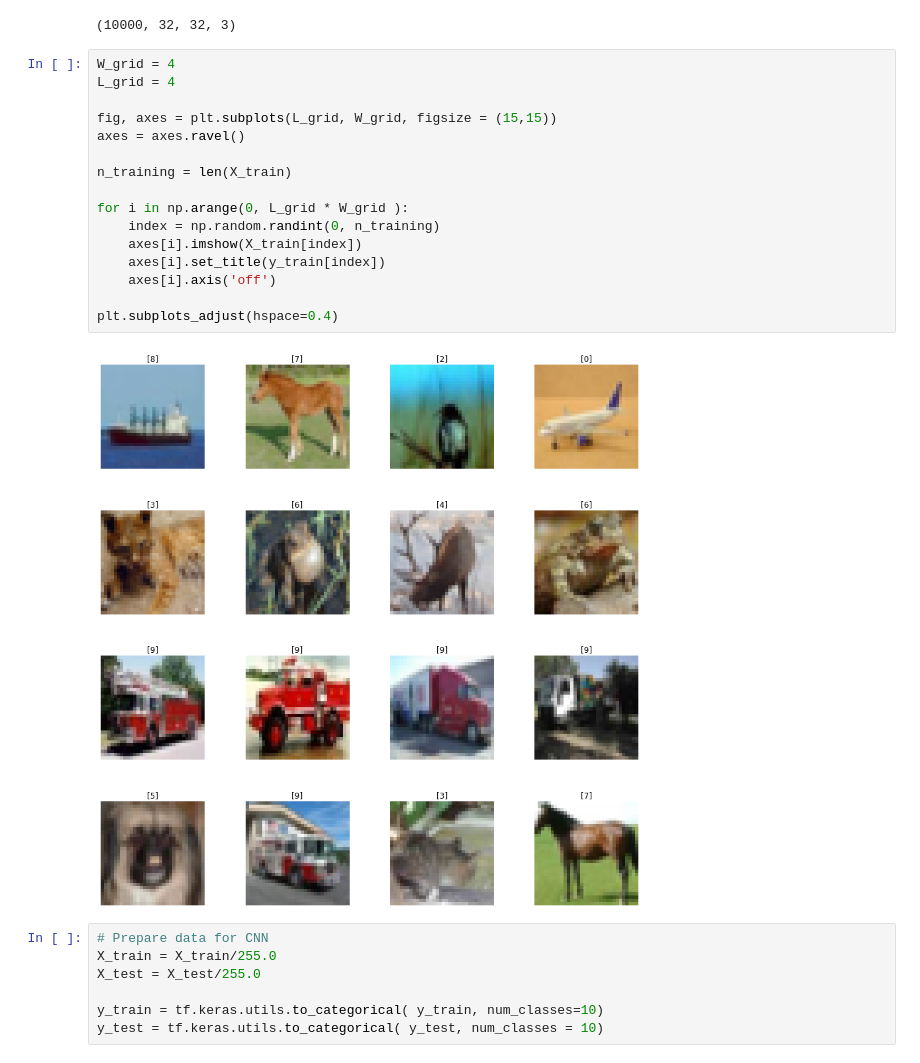
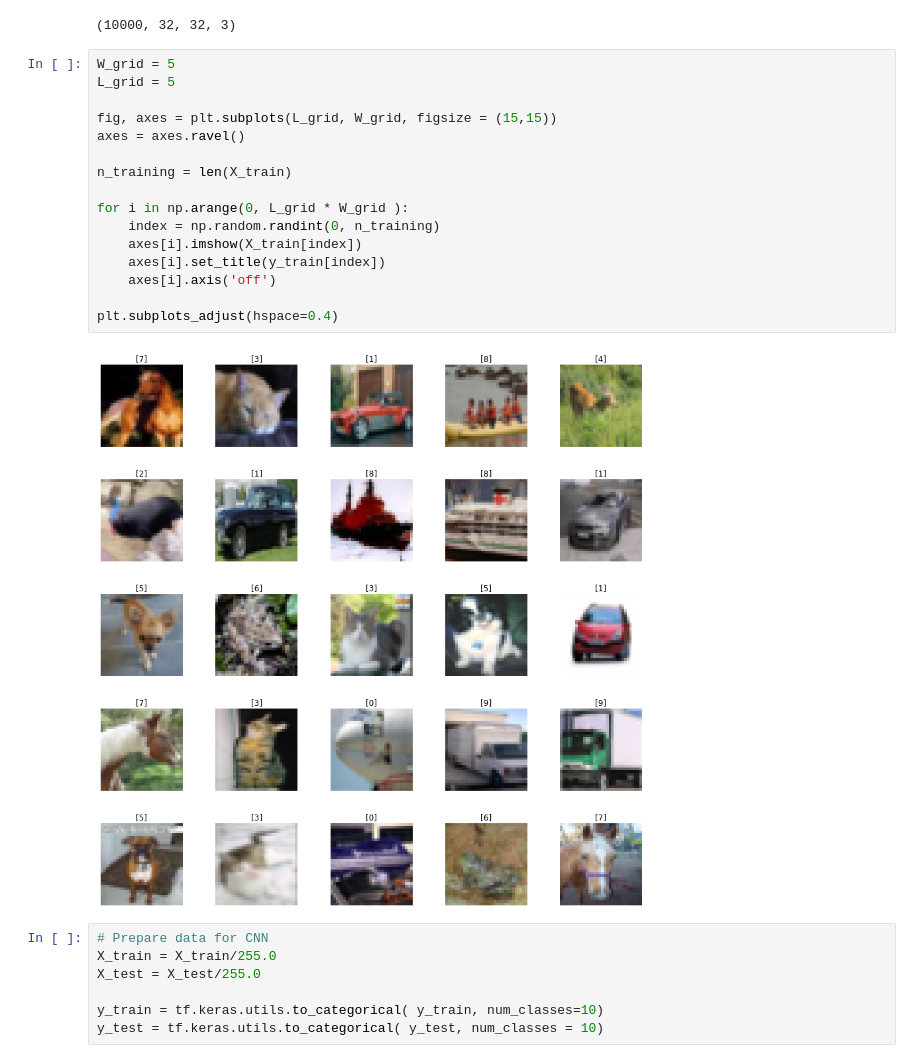
Before and after one commit to SkylarTrigueiro/Cifar-ImageClassification, a Jupyter notebook: Cifar10_CNN_Ensemble.ipynb, the cells around one changed output. Drawn from its saved outputs; the diff is of its cells as text.

```diff
--- a/Cifar10_CNN_Ensemble.ipynb
+++ b/Cifar10_CNN_Ensemble.ipynb
@@ -25,23 +42,23 @@ X_test.shape
 # %% [output]
 (10000, 32, 32, 3)
 # %%
-W_grid = 4
-L_grid = 4
+W_grid = 5
+L_grid = 5
 
 fig, axes = plt.subplots(L_grid, W_grid, figsize = (15,15))
 axes = axes.ravel()
 
 n_training = len(X_train)
 
 for i in np.arange(0, L_grid * W_grid ):
     index = np.random.randint(0, n_training)
     axes[i].imshow(X_train[index])
     axes[i].set_title(y_train[index])
     axes[i].axis('off')
 
 plt.subplots_adjust(hspace=0.4)
 # %% [output]
-[figure, old version]
+[figure, new version]
 # %%
 # Prepare data for CNN
 X_train = X_train/255.0
```
Also changed, not shown: parts of 6 cells of this notebook, 6 other files.
